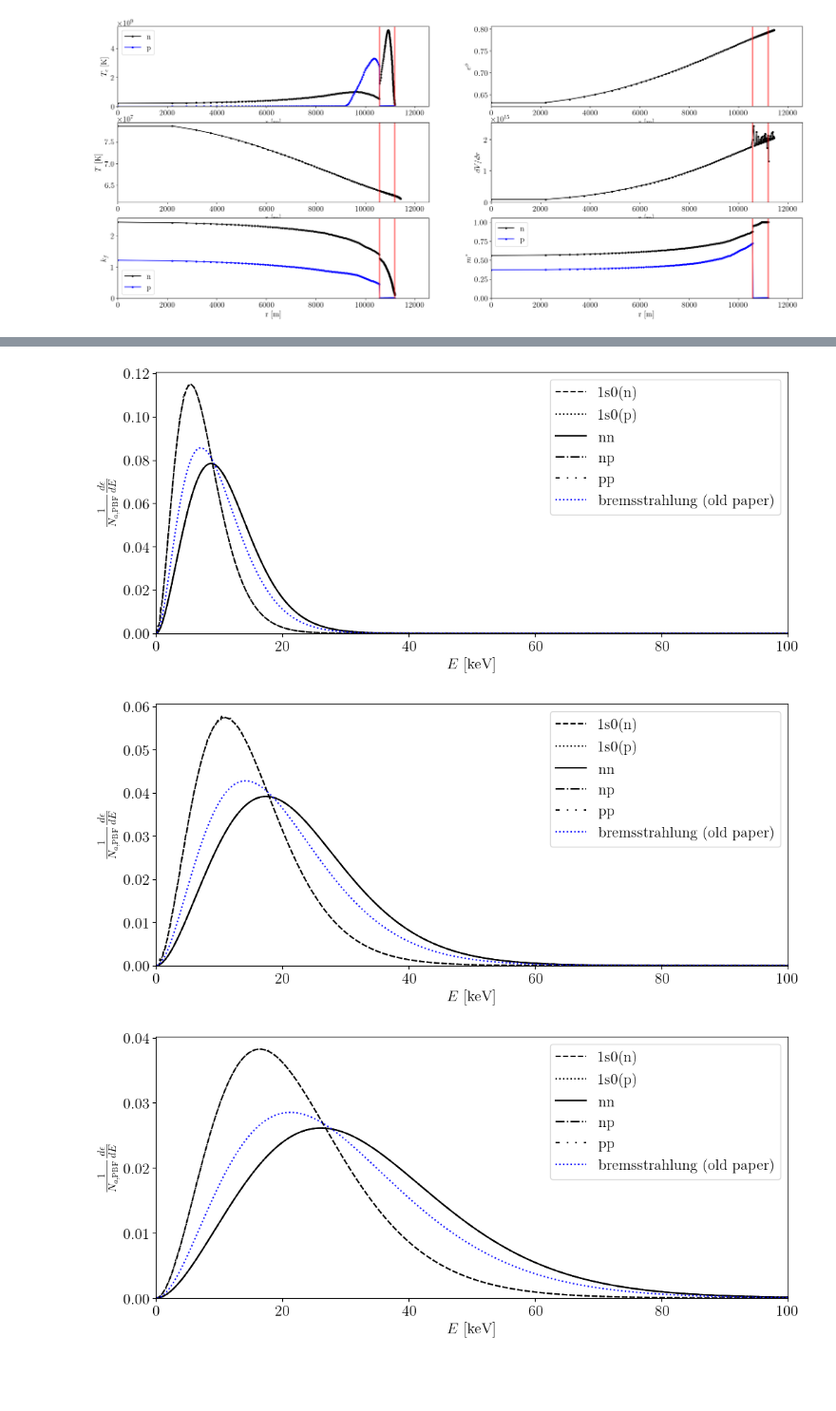
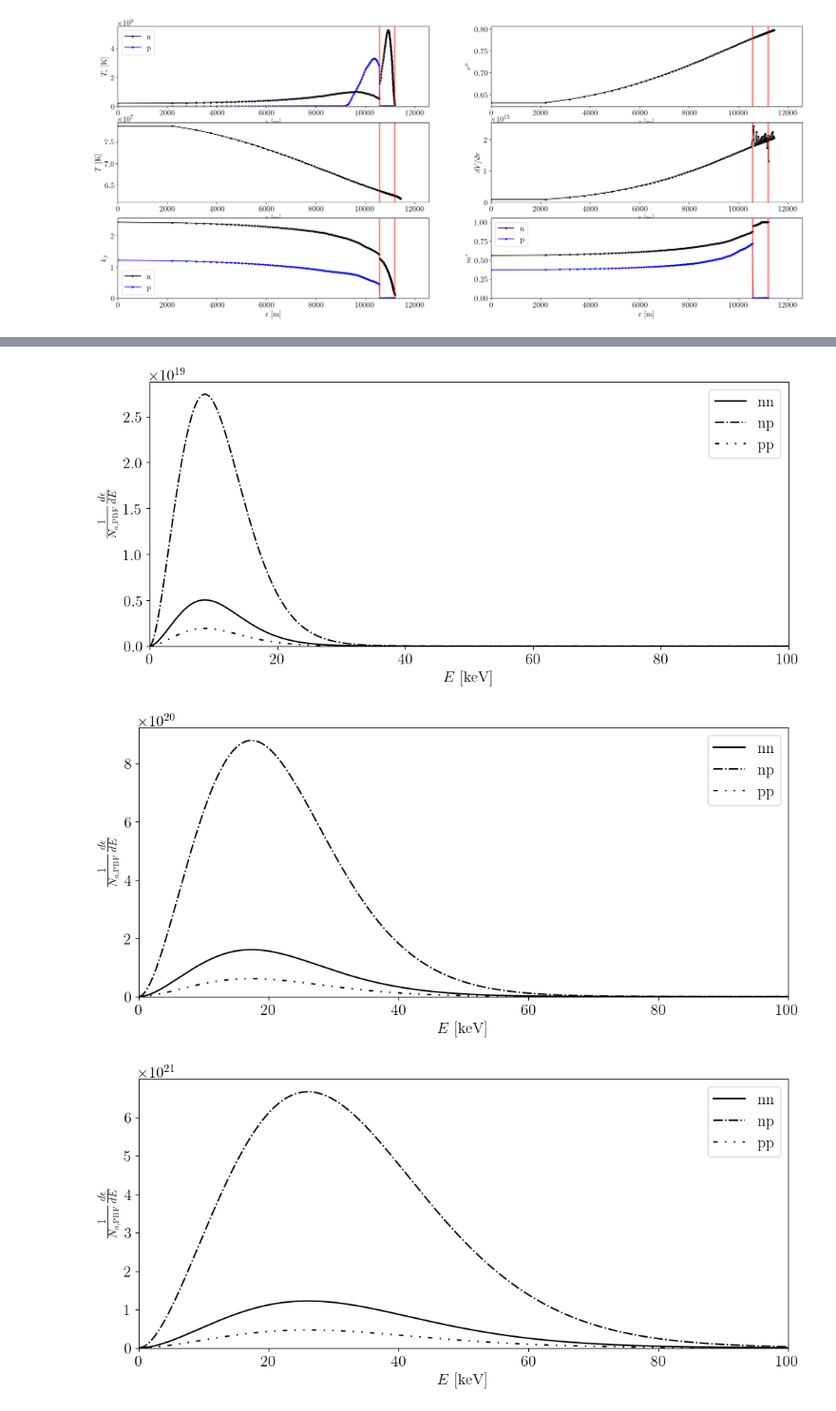
Before and after one commit to MSABuschmann/ns_axion_emission, a Jupyter notebook: notebooks/testing.ipynb, the cells around one changed output, grey strips where cells are left out. Shown: that part at 95% size. Cells and saved outputs as stored; diff of their text form; code cells hidden in the pictures; blank space fills up the shorter version.

Commit message:
Add bremsstrahlung epsilon

```diff
--- a/notebooks/testing.ipynb
+++ b/notebooks/testing.ipynb
@@ -147,26 +147,26 @@ def dFdE(E, T):
 # %%
 for i in range(len(alpha)):
     fig, ax = plt.subplots(figsize=(12,5))
-    ax.plot(E, pbf_1s0n[i], marker='', label='1s0(n)', color='black', linestyle='--')
-    ax.plot(E, pbf_1s0p[i], marker='', label='1s0(p)', color='black', linestyle=':')
+    #ax.plot(E, pbf_1s0n[i], marker='', label='1s0(n)', color='black', linestyle='--')
+    #ax.plot(E, pbf_1s0p[i], marker='', label='1s0(p)', color='black', linestyle=':')
     ax.plot(E, bremsstrahlung_nn[i], marker='', label='nn', color='black', linestyle='-')
     ax.plot(E, bremsstrahlung_np[i], marker='', label='np', color='black', linestyle='-.')
     ax.plot(E, bremsstrahlung_pp[i], marker='', label='pp', color='black', linestyle=(0, (3, 5, 1, 5, 1, 5)))
     #plt.plot(E, dFdE(E, params[2] * K2keV/1.31), label='thermal (old paper)', color='blue', linestyle=':')
-    plt.plot(E, dFdE(E, params[2] * K2keV * alpha[i]), label='bremsstrahlung (old paper)', color='blue', linestyle=':')
+    #plt.plot(E, dFdE(E, params[2] * K2keV * alpha[i]) * 3e29, label='bremsstrahlung (old paper)', color='blue', linestyle=':')
 
     plt.legend()
     plt.xlim(np.min(E), 100)
     plt.xlabel(r'$E$ [keV]')
     plt.ylabel(r'$\frac{1}{N_{a,\mathrm{PBF}}}\frac{d\epsilon}{dE}$')
 
     plt.ylim(0,)
     #plt.yscale('log')
     #plt.ylim(1e-6,)
 # %% [output]
-[figure, old version]
+[figure, new version]
-[figure, old version]
+[figure, new version]
-[figure, old version]
+[figure, new version]
 # %%
 fig, ax = plt.subplots(figsize=(12,5))
 ax.plot(integrand_r, integrand_n[0], marker='', label='integrand_n 0', color='black', linestyle='--')
```
Also changed, not shown: parts of 5 cells of this notebook, 5 other files.
